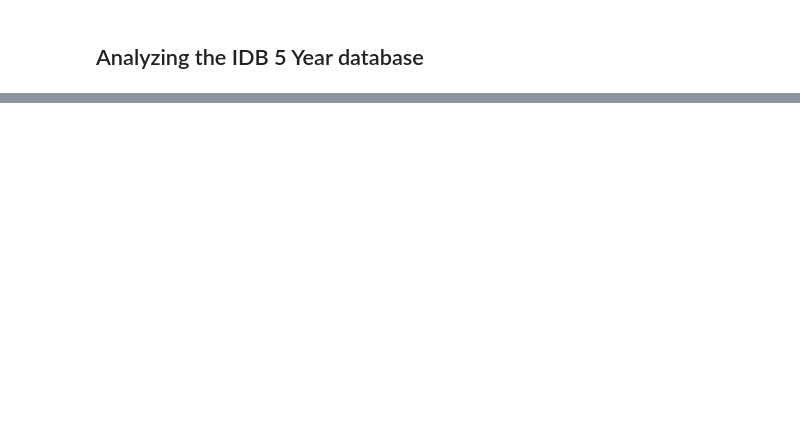
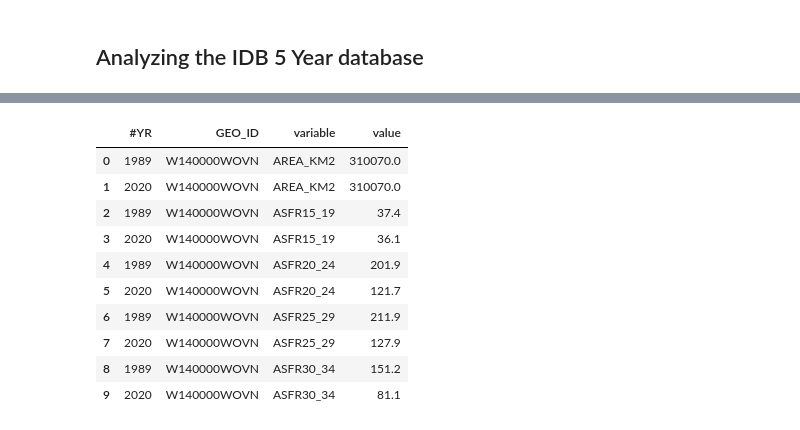
Before and after one commit to thaianle/international-database, a Jupyter notebook: idb5yr-python.ipynb, the cells around one changed output, grey strips where cells are left out. Drawn from its saved outputs; the diff is of its cells as text; code cells hidden in the pictures; blank space fills up the shorter version.

```diff
--- a/idb5yr-python.ipynb
+++ b/idb5yr-python.ipynb
@@ -151,0 +170,16 @@ rni_2020.sort_values('RNI', ascending = True).head(5)
+# %%
+# Reshape the table from wide to long format for easier plotting and comparison
+vn_comparison_long = vn_comparison.melt(id_vars = ['#YR', 'GEO_ID'])
+vn_comparison_long.head(10)
+# %% [output]
+|  | #YR | GEO_ID | variable | value |
+| 0 | 1989 | W140000WOVN | AREA_KM2 | 310070.0 |
+| 1 | 2020 | W140000WOVN | AREA_KM2 | 310070.0 |
+| 2 | 1989 | W140000WOVN | ASFR15_19 | 37.4 |
+| 3 | 2020 | W140000WOVN | ASFR15_19 | 36.1 |
+| 4 | 1989 | W140000WOVN | ASFR20_24 | 201.9 |
+| 5 | 2020 | W140000WOVN | ASFR20_24 | 121.7 |
+| 6 | 1989 | W140000WOVN | ASFR25_29 | 211.9 |
+| 7 | 2020 | W140000WOVN | ASFR25_29 | 127.9 |
+| 8 | 1989 | W140000WOVN | ASFR30_34 | 151.2 |
+| 9 | 2020 | W140000WOVN | ASFR30_34 | 81.1 |
```
Also changed, not shown: parts of 9 cells of this notebook.
